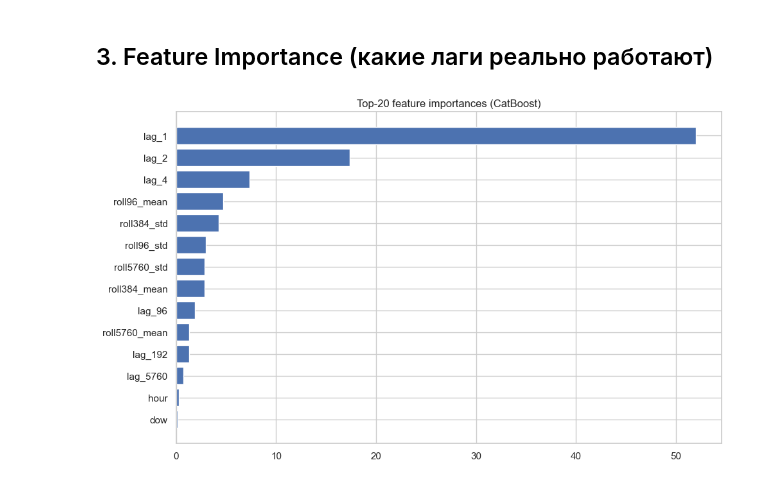
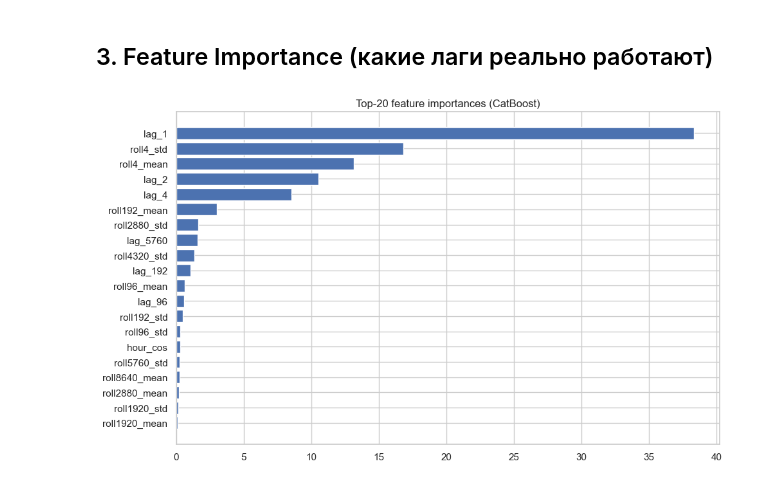
Before and after one commit to nikborovets/realtime_anomaly_analytics, a Jupyter notebook: 01_fetch_prometheus.ipynb, the cells around one changed output. Drawn from its saved outputs; the diff is of its cells as text; code cells hidden in the pictures.

Commit message:
add preds and sep forecast catboost model

```diff
--- a/01_fetch_prometheus.ipynb
+++ b/01_fetch_prometheus.ipynb
@@ -46,6 +46,7 @@ import matplotlib.pyplot as plt
 import seaborn as sns
 from statsmodels.tsa.seasonal import seasonal_decompose
 from statsmodels.graphics.tsaplots import plot_acf, plot_pacf
+plt.rcParams['figure.dpi'] = 300
 
 # Set plot style
 sns.set_theme(style="whitegrid")
@@ -668,3 +497,8 @@ df.index.name = 'ts'
 
 # 3. удаляем остатки NaN, если вдруг останутся
 df = df.dropna(subset=['common_delay_p90'])
+# %%
+feature_cols = []
+df['hour_sin'] = np.sin(2*np.pi*df.index.hour/24)
+df['hour_cos'] = np.cos(2*np.pi*df.index.hour/24)
+feature_cols += ['hour_sin','hour_cos']
@@ -674,14 +512,16 @@ model = DelayForecastModel(
     horizon       = 5760,   # сутки = 24*60*60 / 15 = 5760 точек
     test_size     = 0.2,    # 80 % train, 20 % hold-out
     lags          = [1, 2, 4, 96, 192, 5760],
-    roll_windows  = [96, 384, 5760]          # 24 мин, 1 ч, 1 сут
+    # roll_windows  = [96, 384, 5760]          # 24 мин, 1 ч, 1 сут
+    roll_windows  = [4,96,192,1920,2880,4320,5760,8640]
 )
+
 
 # fit + автоматически нарисует график «train / test-true / test-pred»
 train_df, test_df = model.fit(
     df,
     target_col   = 'common_delay_p90',
-    feature_cols = [],      # если есть другие метрики — впишите их названия здесь
+    feature_cols = feature_cols,      # если есть другие метрики — впишите их названия здесь
     plot         = True
 )
 # %% [output]
@@ -806,25 +648,25 @@ MAE by day:
 # %% [markdown]
 ## 3. Feature Importance (какие лаги реально работают)
 # %%
-feat_names = (
-    model.lags_feat_names_
-    + model.roll_feat_names_
-    + model.cat_features
-)
-importances = model.model.get_feature_importance(
-    type='FeatureImportance'
-)
-imp_df = pd.DataFrame({
-    "feature": feat_names,
-    "importance": importances
-}).sort_values(by='importance', ascending=False)
+feat_names = model.model.feature_names_        # ← то, что CatBoost запомнил
+importances = model.model.get_feature_importance(type='FeatureImportance')
 
+# в один датафрейм
+imp_df = (pd.DataFrame({"feature": feat_names,
+                        "importance": importances})
+            .sort_values(by="importance", ascending=False)
+            .reset_index(drop=True))
+
+# ---------------------------------------------------
+#  топ-20 на графике
+# ---------------------------------------------------
 plt.figure(figsize=(10,6))
-plt.barh(imp_df.feature.head(20)[::-1], imp_df.importance.head(20)[::-1])
+plt.barh(imp_df.feature.head(20)[::-1],
+         imp_df.importance.head(20)[::-1])
 plt.title("Top-20 feature importances (CatBoost)")
 plt.tight_layout(); plt.show()
 # %% [output]
-[figure, old version]
+[figure, new version]
 # %%
 plt.figure(figsize=(14,4))
 plt.plot(resid.index, resid, alpha=0.7)
```
Also changed, not shown: parts of 15 cells of this notebook, 7 other files.
